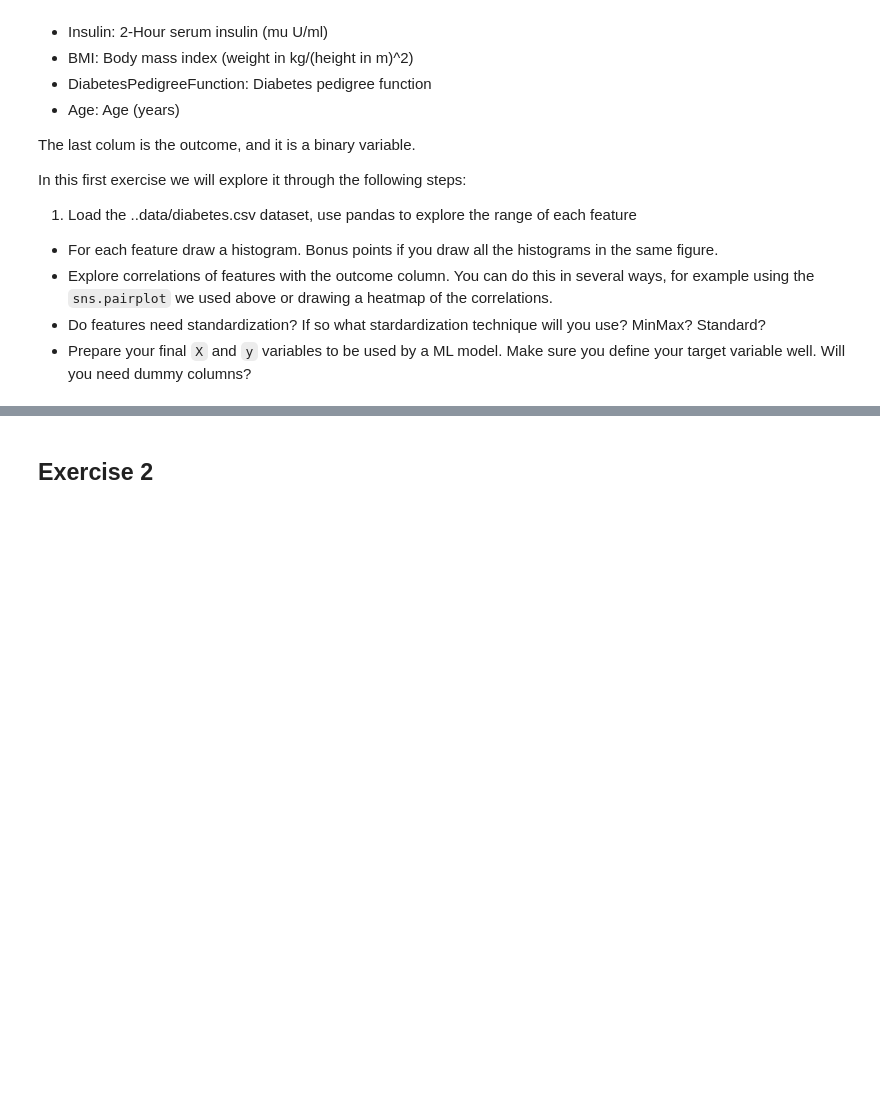
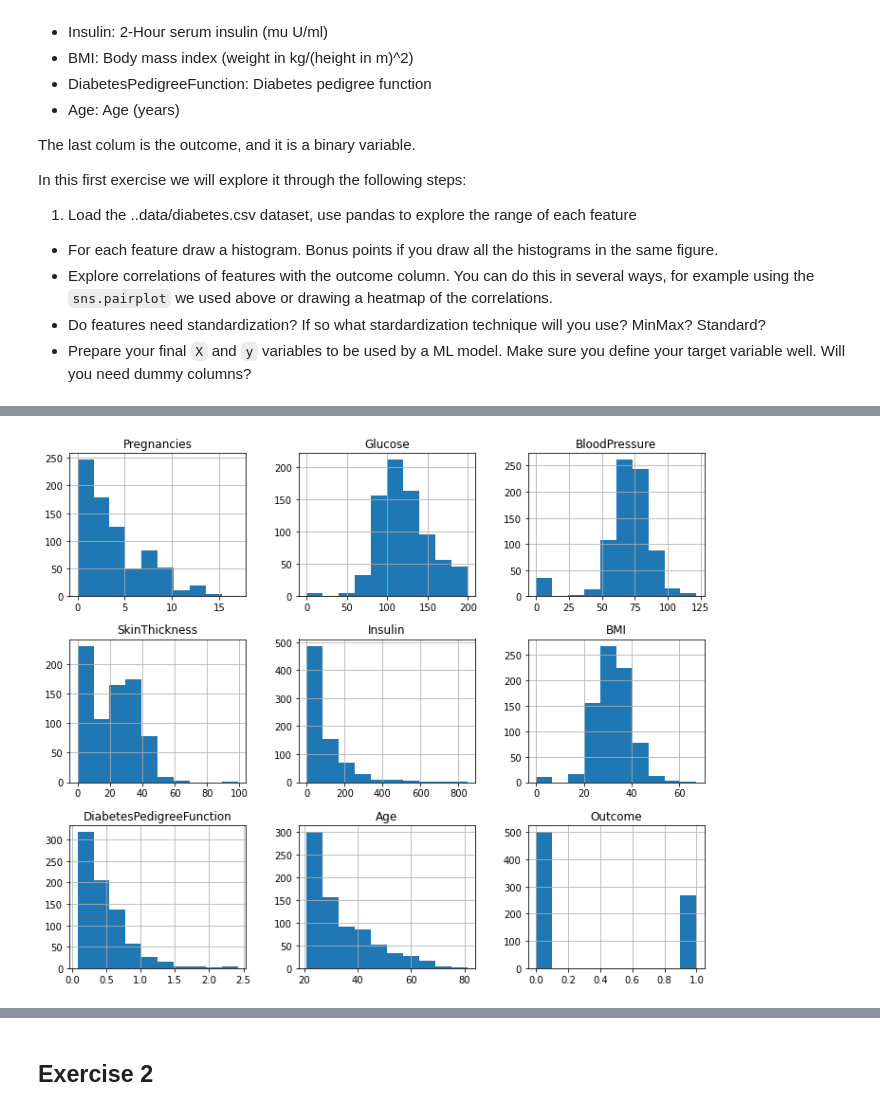
Before and after one commit to Abdelsadeq/Deep-Learning-basics, a Jupyter notebook: Intro_to_Deep_Learning/4_Deep_Learning_Intro.ipynb, the cells around one changed output, grey strips where cells are left out. Drawn from its saved outputs; the diff is of its cells as text; code cells hidden in the pictures; blank space fills up the shorter version.

```diff
--- a/Intro_to_Deep_Learning/4_Deep_Learning_Intro.ipynb
+++ b/Intro_to_Deep_Learning/4_Deep_Learning_Intro.ipynb
@@ -275,3 +275,6 @@ In this first exercise we will explore it through the following steps:
 - Explore correlations of features with the outcome column. You can do this in several ways, for example using the `sns.pairplot` we used above or drawing a heatmap of the correlations.
 - Do features need standardization? If so what stardardization technique will you use? MinMax? Standard?
 - Prepare your final `X` and `y` variables to be used by a ML model. Make sure you define your target variable well. Will you need dummy columns?
+# %%
+df = pd.read_csv('/content/diabetes.csv')
+df.head()
@@ -277,0 +288,4 @@ In this first exercise we will explore it through the following steps:
+# %%
+_ = df.hist(figsize=(12, 10))
+# %% [output]
+[figure, added]
```
Also changed, not shown: parts of 22 cells of this notebook.
